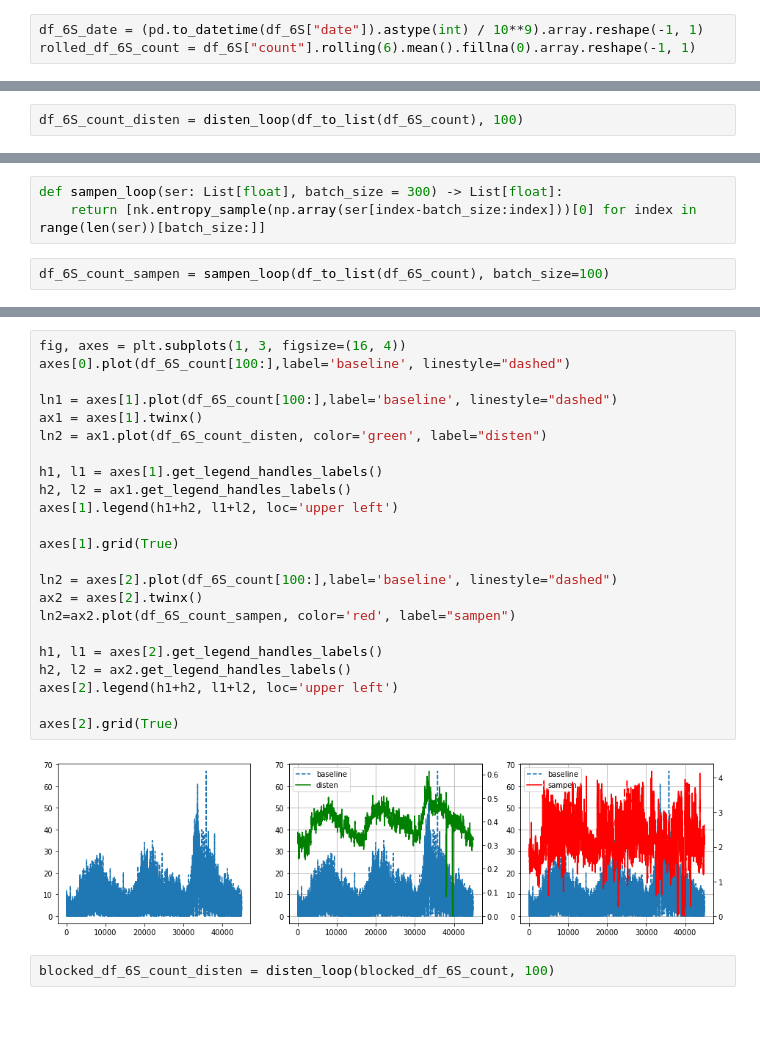
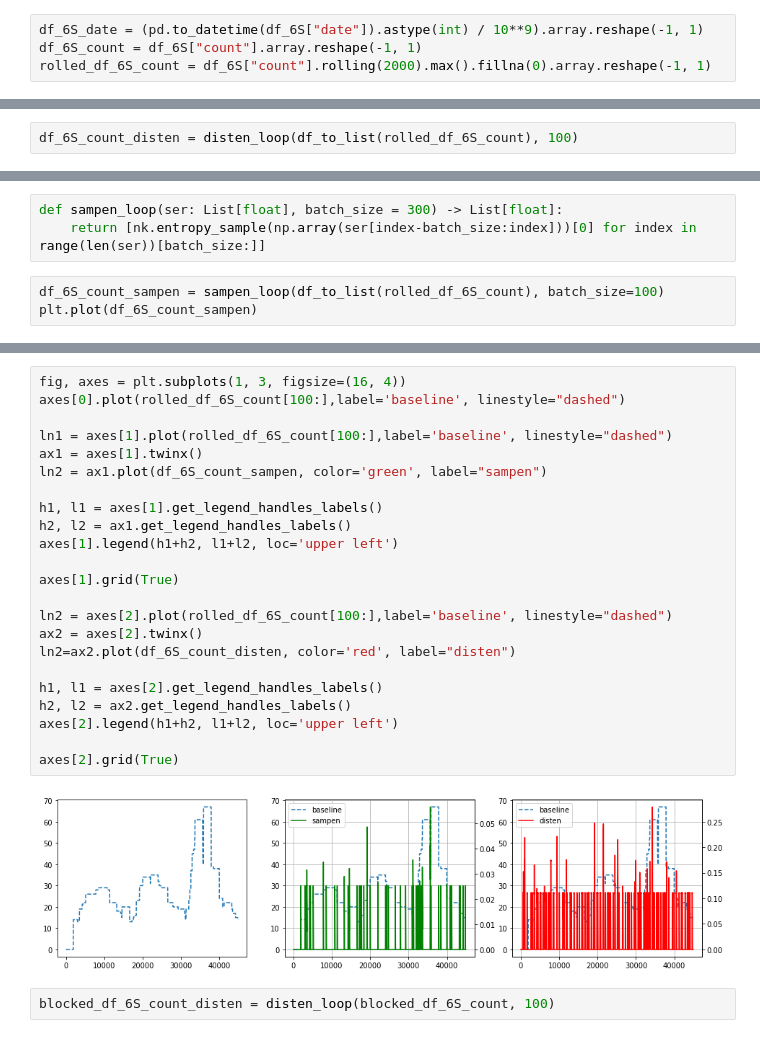
Before and after one commit to nnao45/jaist-my-jupyter, a Jupyter notebook: notebook/nasa_data/test04.ipynb, the cells around one changed output, grey strips where cells are left out. Cells and saved outputs as stored; diff of their text form.

```diff
--- a/notebook/nasa_data/test04.ipynb
+++ b/notebook/nasa_data/test04.ipynb
@@ -128,4 +128,5 @@ plt.plot(blocked_df_6S_count)
 [figure]
 # %%
 df_6S_date = (pd.to_datetime(df_6S["date"]).astype(int) / 10**9).array.reshape(-1, 1)
-rolled_df_6S_count = df_6S["count"].rolling(6).mean().fillna(0).array.reshape(-1, 1)
+df_6S_count = df_6S["count"].array.reshape(-1, 1)
+rolled_df_6S_count = df_6S["count"].rolling(2000).max().fillna(0).array.reshape(-1, 1)
@@ -188,7 +191,7 @@ def disten(ser: List[float], m: int = 2, tau: int = 8 , B: int = 512) -> float:
 def disten_loop(ser: List[float], batch_size = 100) -> List[float]:
     return [disten(ser[index:index+batch_size]) for index in range(len(ser[batch_size:]))]
 # %%
-df_6S_count_disten = disten_loop(df_to_list(df_6S_count), 100)
+df_6S_count_disten = disten_loop(df_to_list(rolled_df_6S_count), 100)
 # %%
 plt.plot(df_6S_count_disten)
 # %% [output]
@@ -198,4 +201,5 @@ plt.plot(df_6S_count_disten)
 def sampen_loop(ser: List[float], batch_size = 300) -> List[float]:
     return [nk.entropy_sample(np.array(ser[index-batch_size:index]))[0] for index in range(len(ser))[batch_size:]]
 # %%
-df_6S_count_sampen = sampen_loop(df_to_list(df_6S_count), batch_size=100)
+df_6S_count_sampen = sampen_loop(df_to_list(rolled_df_6S_count), batch_size=100)
+plt.plot(df_6S_count_sampen)
@@ -202,28 +209,28 @@ df_6S_count_sampen = sampen_loop(df_to_list(df_6S_count), batch_size=100)
 # %%
 fig, axes = plt.subplots(1, 3, figsize=(16, 4))
-axes[0].plot(df_6S_count[100:],label='baseline', linestyle="dashed")
+axes[0].plot(rolled_df_6S_count[100:],label='baseline', linestyle="dashed")
 
-ln1 = axes[1].plot(df_6S_count[100:],label='baseline', linestyle="dashed")
+ln1 = axes[1].plot(rolled_df_6S_count[100:],label='baseline', linestyle="dashed")
 ax1 = axes[1].twinx()
-ln2 = ax1.plot(df_6S_count_disten, color='green', label="disten")
+ln2 = ax1.plot(df_6S_count_sampen, color='green', label="sampen")
 
 h1, l1 = axes[1].get_legend_handles_labels()
 h2, l2 = ax1.get_legend_handles_labels()
 axes[1].legend(h1+h2, l1+l2, loc='upper left')
 
 axes[1].grid(True)
 
-ln2 = axes[2].plot(df_6S_count[100:],label='baseline', linestyle="dashed")
+ln2 = axes[2].plot(rolled_df_6S_count[100:],label='baseline', linestyle="dashed")
 ax2 = axes[2].twinx()
-ln2=ax2.plot(df_6S_count_sampen, color='red', label="sampen")
+ln2=ax2.plot(df_6S_count_disten, color='red', label="disten")
 
 h1, l1 = axes[2].get_legend_handles_labels()
 h2, l2 = ax2.get_legend_handles_labels()
 axes[2].legend(h1+h2, l1+l2, loc='upper left')
 
 axes[2].grid(True)
 # %% [output]
-[figure, old version]
+[figure, new version]
 # %%
 blocked_df_6S_count_disten = disten_loop(blocked_df_6S_count, 100)
 # %%
```
Also changed, not shown: parts of 20 cells of this notebook, 28 other files.
